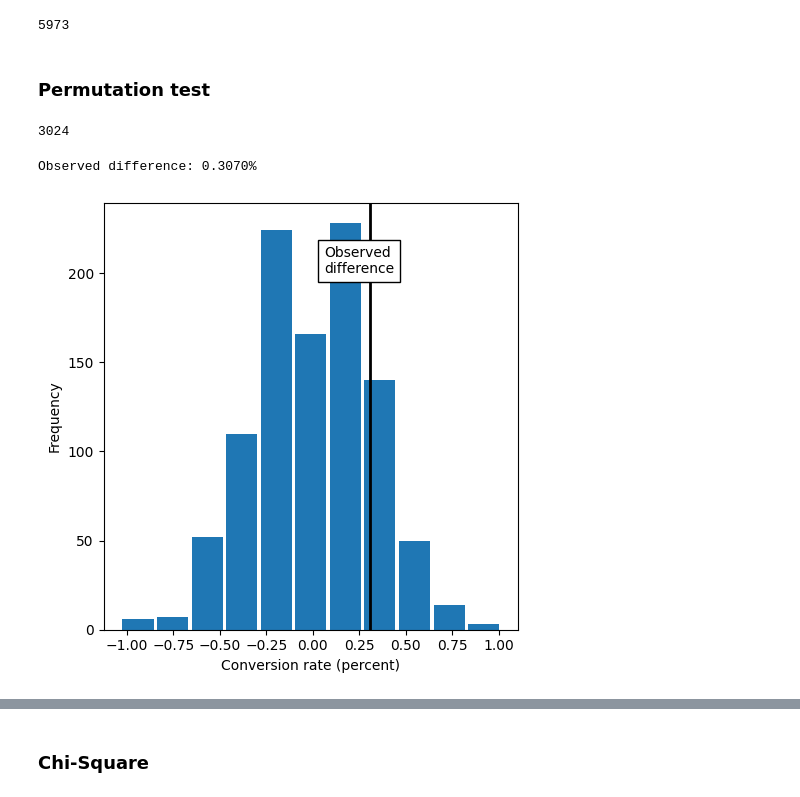
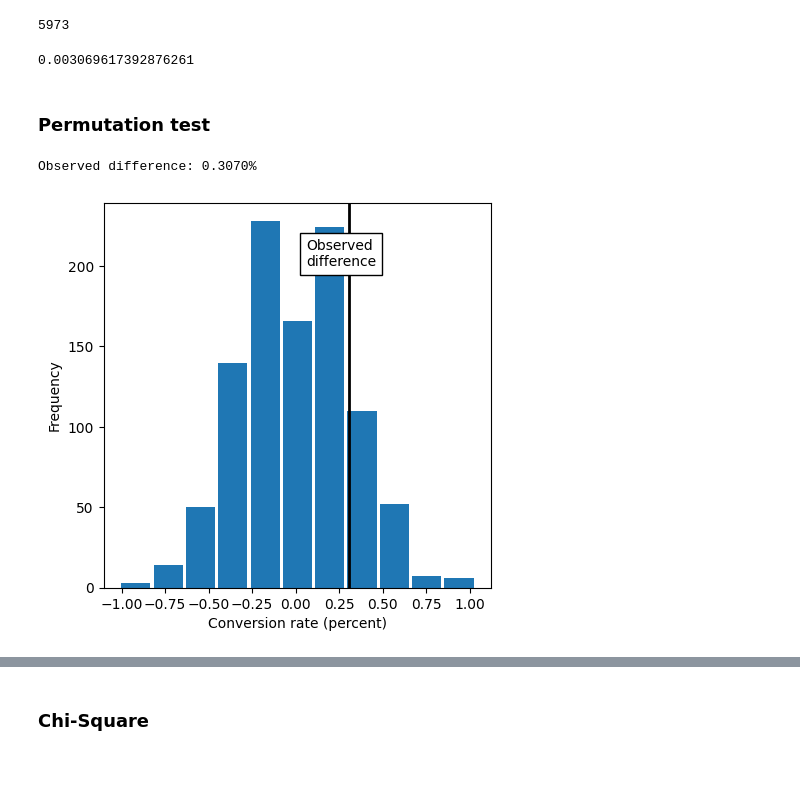
Before and after one commit to tomashbk/ab_testing, a Jupyter notebook: abtesting_2023-04-26.ipynb, the cells around one changed output, grey strips where cells are left out. Saved outputs shown, nothing was run; the diff lists cells and outputs as text; code cells hidden in the pictures; blank space fills up the shorter version.

Commit message:
More tests

```diff
--- a/abtesting_2023-04-26.ipynb
+++ b/abtesting_2023-04-26.ipynb
@@ -431,54 +483,40 @@ observed_difference = df_contingency.loc['control', 'BOUGHTS'] / df_contingency.
 conversion = [0] * df_contingency['NO_BOUGHTS'].sum()
 conversion.extend([1] * df_contingency['BOUGHTS'].sum())
 conversion = pd.Series(conversion)
+# %%
+observed_difference
+# %% [output]
+0.003069617392876261
 # %% [markdown]
 ### Permutation test
-# %%
-df_contingency.loc['control'].sum()
-# %% [output]
-3024
+# %%
+def permutation_test_proportions(x, nA, nB):
+    n = nA + nB
+    idx_B = set(random.sample(range(n), nB))
+    idx_A = set(range(n)) - idx_B
+    return (x.loc[list(idx_A)].sum() / nA) - (x.loc[list(idx_B)].sum() / nB)
 # %%
+#copia
+
 random.seed(1)
-obs_pct_diff = 100 * (200 / 23739 - 182 / 22588)
+obs_pct_diff = 100 * (52 / 3024 - 43 / 3044)
 print(f'Observed difference: {obs_pct_diff:.4f}%')
-conversion = [0] * 45945
-conversion.extend([1] * 382)
+conversion = [0] * 5973
+conversion.extend([1] * 95)
 conversion = pd.Series(conversion)
 
-perm_diffs = [100 * perm_fun(conversion, 23739, 22588)
+perm_diffs = [100 * permutation_test_proportions(conversion, 3024, 3044)
               for _ in range(1000)]
 
 fig, ax = plt.subplots(figsize=(5, 5))
 ax.hist(perm_diffs, bins=11, rwidth=0.9)
 ax.axvline(x=obs_pct_diff, color='black', lw=2)
 ax.text(0.06, 200, 'Observed\ndifference', bbox={'facecolor':'white'})
 ax.set_xlabel('Conversion rate (percent)')
 ax.set_ylabel('Frequency')
 
-plt.tight_layout()
+# plt.tight_layout()
 plt.show()
+# %% [output]
+Observed difference: 0.3070%
+[figure, added]
-# %%
-#copia
-
-random.seed(1)
-obs_pct_diff = 100 * (52 / 3024 - 43 / 3044)
-print(f'Observed difference: {obs_pct_diff:.4f}%')
-conversion = [0] * 5973
-conversion.extend([1] * 95)
-conversion = pd.Series(conversion)
-
-perm_diffs = [100 * perm_fun(conversion, 3024, 3044)
-              for _ in range(1000)]
-
-fig, ax = plt.subplots(figsize=(5, 5))
-ax.hist(perm_diffs, bins=11, rwidth=0.9)
-ax.axvline(x=obs_pct_diff, color='black', lw=2)
-ax.text(0.06, 200, 'Observed\ndifference', bbox={'facecolor':'white'})
-ax.set_xlabel('Conversion rate (percent)')
-ax.set_ylabel('Frequency')
-
-plt.tight_layout()
-plt.show()
-# %% [output]
-Observed difference: 0.3070%
-[figure, removed]
```
Also changed, not shown: parts of 11 cells of this notebook.
